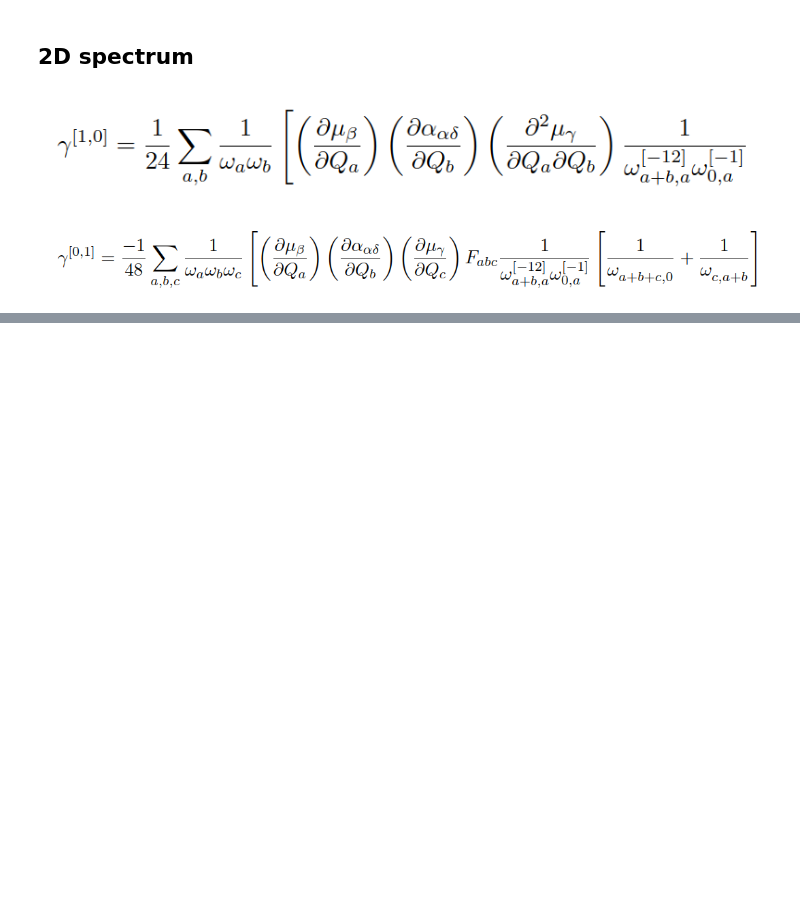
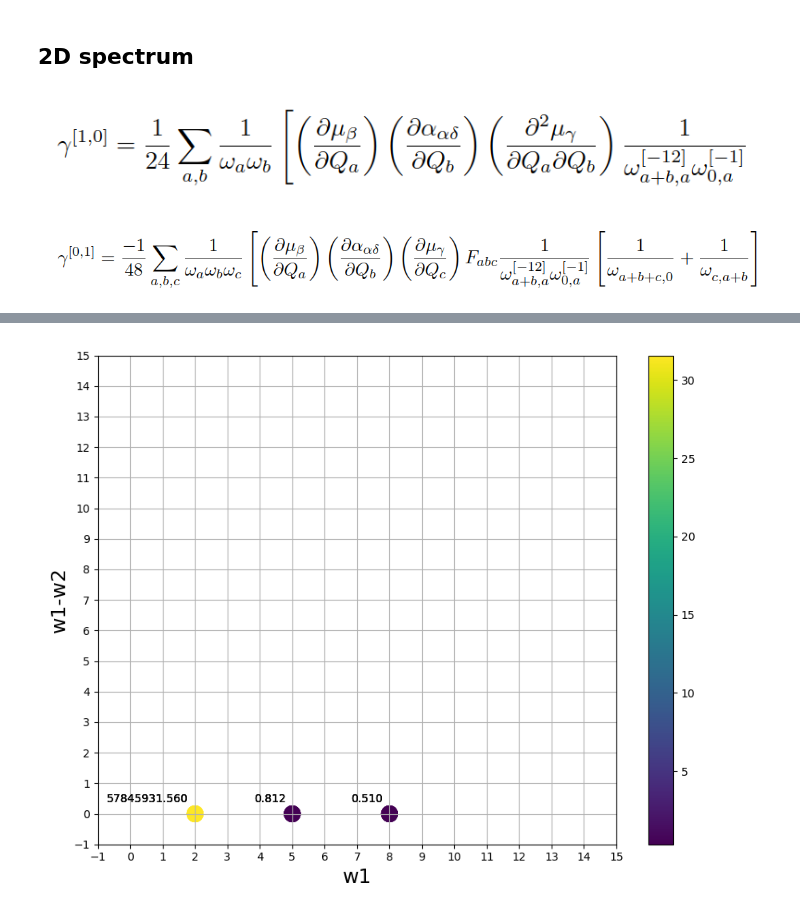
Before and after one commit to wilson-gv-project/wilson-gv, a Jupyter notebook: spectrum2d.ipynb, the cells around one changed output, grey strips where cells are left out. Drawn from its saved outputs; the diff is of its cells as text; code cells hidden in the pictures; blank space fills up the shorter version.

Commit message:
update interactive

```diff
--- a/spectrum2d.ipynb
+++ b/spectrum2d.ipynb
@@ -162,0 +167,87 @@ spectrum(w1, w2, w, option1=True)
+# %%
+%matplotlib widget
+from ipywidgets import *
+import numpy as np
+import matplotlib.pyplot as plt
+
+w2 = np.array([ 2, 5, 8])
+w1 = np.array([ 2, 5, 8])
+
+w = {0: 1,
+     1: 4,
+     2: 6}
+
+F = np.zeros((len(w), len(w), len(w)))
+# F[0, 1, 2] = 0.01
+
+option1 = True
+
+# x = np.linspace(0, 2 * np.pi)
+# fig = plt.figure()
+# ax = fig.add_subplot(1, 1, 1)
+# line, = ax.plot(x, np.sin(x))
+
+# plt.ion()
+
+fig, ax = plt.subplots()
+fig.set_size_inches(9, 7)
+
+X, Y, Z = spectrum(w1, w2, w, F, option1=option1, prt=False)
+
+# print(len(X.flatten()), len(Y.flatten()), len(Z.flatten()))
+sc = ax.scatter(X.flatten(), Y.flatten(), c=Z.flatten(), cmap='viridis', s=200)
+
+ax.set_xlabel('w1', fontsize=18)
+
+if option1:
+    ax.set_ylabel('w1-w2', fontsize=18)
+else:
+    ax.set_ylabel('w2', fontsize=18)
+
+plt.colorbar(sc)
+plt.grid()
+fig.set_tight_layout(True)
+# set the tick frequency on x and y axis
+ax.set_xticks(np.linspace(-2, 15, 18))
+ax.set_yticks(np.linspace(-2, 15, 18))
+ax.set_xlim(-1, 15)
+ax.set_ylim(-1, 15)
+for i in range(len(w1)):
+    for j in range(len(w2)):
+        ax.text(X[i, j]-0.2, Y[i, j]+0.3,
+                f'{Z[i, j]:.3f}',
+                #f'({X[i, j]:.2f}, {Y[i, j]:.2f}, {Z[i, j]:.2f})',
+                ha='right', va='bottom')
+
+def update(Fabc, nu0, nu1):
+    F[0, 1, 2] = Fabc
+    w[0] = nu0
+    w[1] = nu1
+
+    Xp, Yp, Zp = spectrum(w1, w2, w, F, option1=option1, prt=False)
+
+    ax.scatter(Xp.flatten(), Yp.flatten(), c=Zp.flatten(), cmap='viridis', s=200)
+    # sc.set_offsets(np.c_[Xp,Yp])
+    sc.set_array(Zp.flatten())
+
+    for text in ax.texts:
+        if text.get_text() != '':  # only remove ax.text objects
+            text.remove()
+
+    for i in range(len(w1)):
+        for j in range(len(w2)):
+            ax.text(Xp[i, j]-0.2, Yp[i, j]+0.3,
+                    f'{Zp[i, j]:.3f}',
+                    #f'({X[i, j]:.2f}, {Y[i, j]:.2f}, {Z[i, j]:.2f})',
+                    ha='right', va='bottom')
+    fig.canvas.draw_idle()
+
+    # print(Z)
+
+Fabc_slider = FloatSlider(min=0.1, max=6, step=0.1, value=0.1)
+nu0_slider = FloatSlider(min=1, max=5, step=0.5, value=2)
+nu1_slider = FloatSlider(min=4, max=9, step=0.5, value=6)
+
+interact(update, Fabc=Fabc_slider, nu0=nu0_slider, nu1=nu1_slider)
+plt.show()
+# %% [output]
@@ -162,0 +255 @@ spectrum(w1, w2, w, option1=True)
+[figure, added]
```
Also changed, not shown: parts of 4 cells of this notebook.
